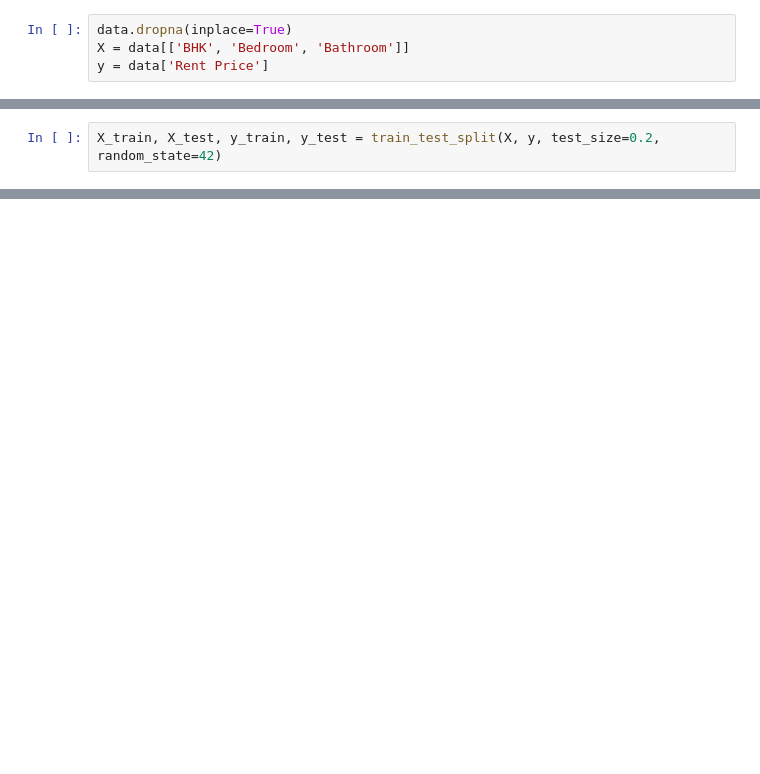
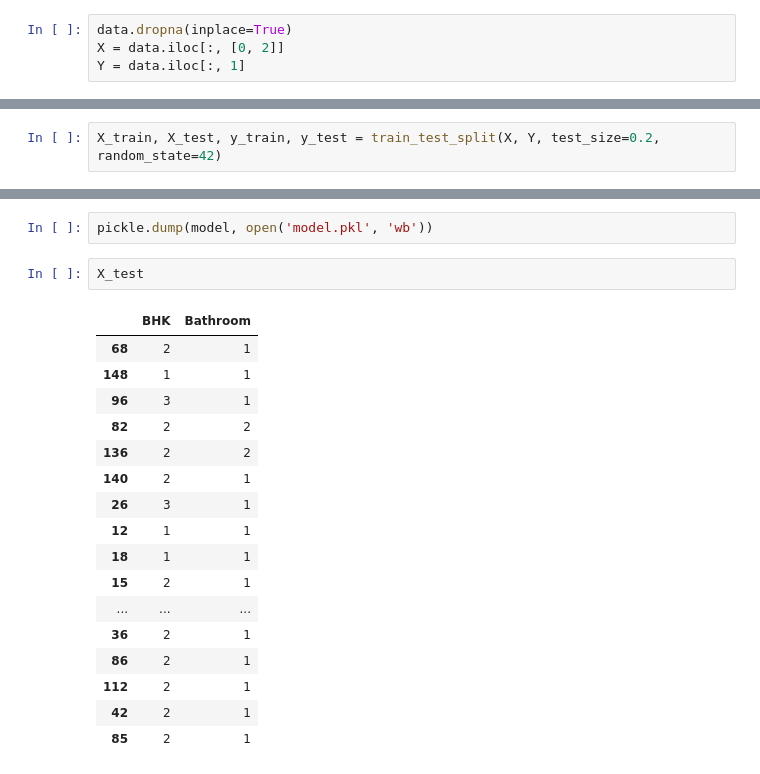
Before and after one commit to SulavAdhikari/RoomRental, a Jupyter notebook: AI/linear_regression.ipynb, the cells around one changed output, grey strips where cells are left out. Cells and saved outputs as stored; diff of their text form; blank space fills up the shorter version.

```diff
--- a/AI/linear_regression.ipynb
+++ b/AI/linear_regression.ipynb
@@ -23,5 +23,5 @@ data
 153 rows × 4 columns
 # %%
 data.dropna(inplace=True)
-X = data[['BHK', 'Bedroom', 'Bathroom']]
-y = data['Rent Price']
+X = data.iloc[:, [0, 2]]
+Y = data.iloc[:, 1]
@@ -30,5 +28,5 @@ KeyError: ('BHK', 'Bedroom', 'Bathroom')
 # %%
-X_train, X_test, y_train, y_test = train_test_split(X, y, test_size=0.2, random_state=42)
+X_train, X_test, y_train, y_test = train_test_split(X, Y, test_size=0.2, random_state=42)
 # %%
 model = LinearRegression()
 model.fit(X_train, y_train)
@@ -35,3 +65,25 @@ model.fit(X_train, y_train)
+# %%
+pickle.dump(model, open('model.pkl', 'wb'))
+# %%
+X_test
+# %% [output]
+|  | BHK | Bathroom |
+| 68 | 2 | 1 |
+| 148 | 1 | 1 |
+| 96 | 3 | 1 |
+| 82 | 2 | 2 |
+| 136 | 2 | 2 |
+| 140 | 2 | 1 |
+| 26 | 3 | 1 |
+| 12 | 1 | 1 |
+| 18 | 1 | 1 |
+| 15 | 2 | 1 |
+| ... | ... | ... |
+| 36 | 2 | 1 |
+| 86 | 2 | 1 |
+| 112 | 2 | 1 |
+| 42 | 2 | 1 |
+| 85 | 2 | 1 |
 # %%
 predictions = model.predict(X_test)
 
```
Also changed, not shown: parts of 6 cells of this notebook, 2 other files.
